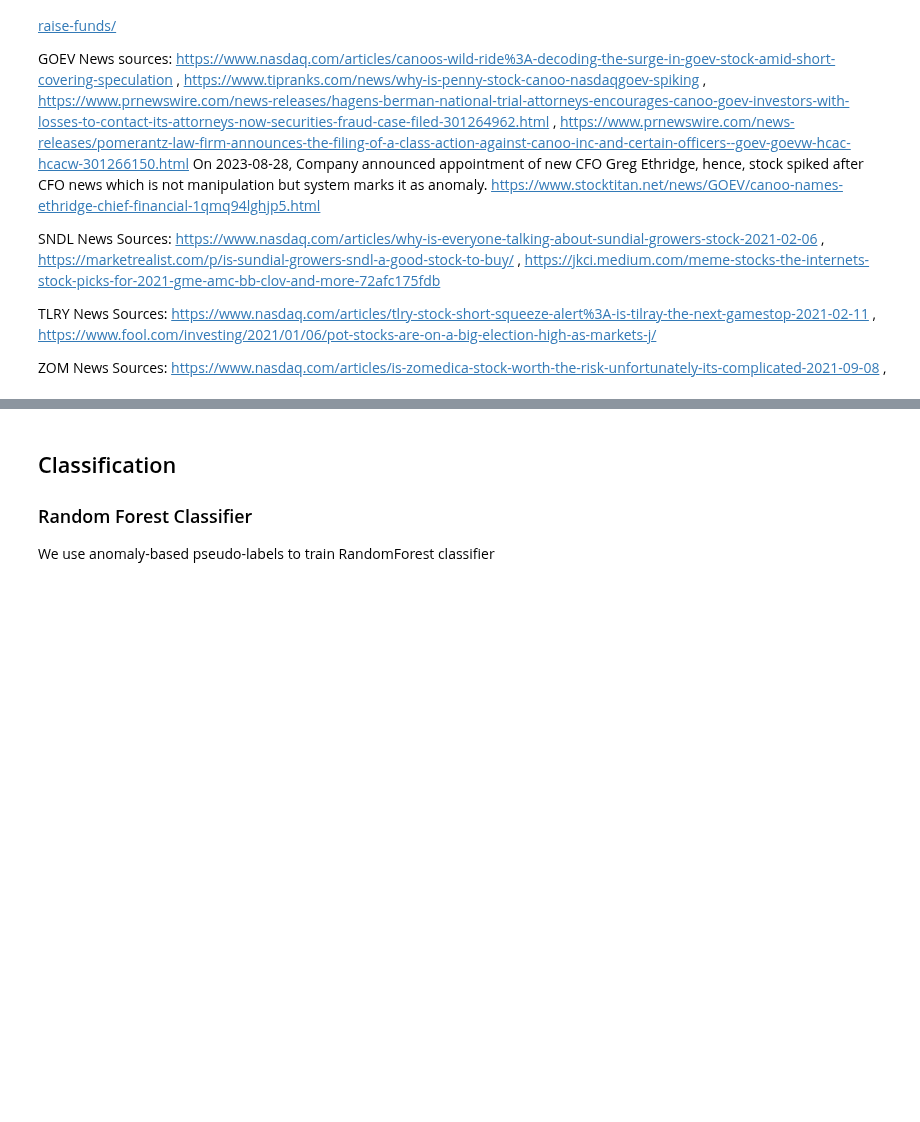
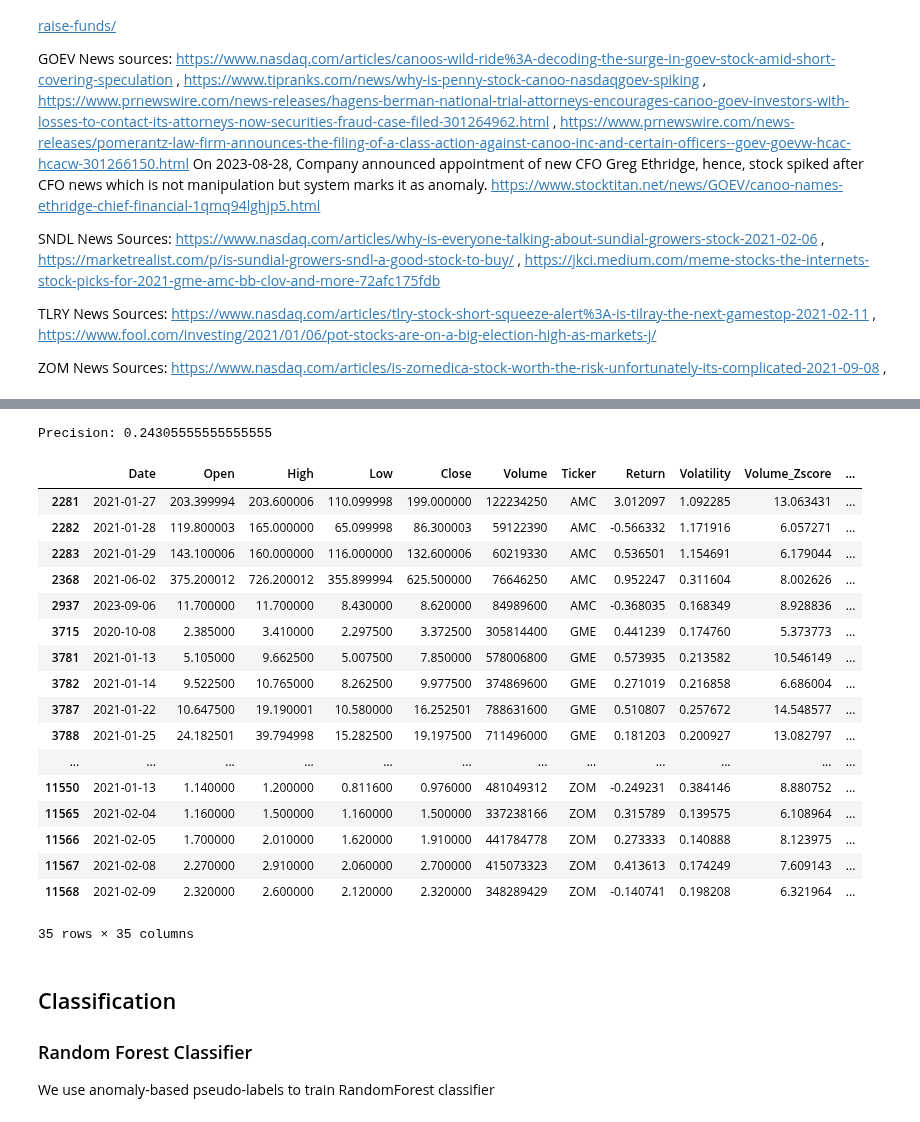
Before and after one commit to ansh2607/capstone2025-aggarwal-StockMarketManipulationDetection, a Jupyter notebook: model_building.ipynb, the cells around one changed output, grey strips where cells are left out. Saved outputs shown, nothing was run; the diff lists cells and outputs as text; code cells hidden in the pictures; blank space fills up the shorter version.

Commit message:
manual_labelling

```diff
--- a/model_building.ipynb
+++ b/model_building.ipynb
@@ -415,8 +412,3 @@ plt.tight_layout()
 plt.show()
 # %% [output]
 [figure]
-# %%
-# Create weak labels: top 1% anomalies = 1
-threshold = np.percentile(df['autoencoder_error'], 99)
-df['pseudo_label'] = (df['autoencoder_error'] >= threshold).astype(int)
-df
@@ -528,4 +537,26 @@ df['event_flag'] = df['event_flag'].fillna(0).astype(int)
 # %%
 from sklearn.metrics import precision_score, recall_score
-print("Precision:", precision_score(df['manual_flag'], df['pga_anomaly']))
-print("Recall:", recall_score(df['manual_flag'], df['pga_anomaly']))
+print("Precision:", precision_score(df['manual_manipulation_flag'], df['pga_anomaly']))
+# %% [output]
+Precision: 0.24305555555555555
+# %%
+df[df['manual_manipulation_flag'] == 1]
+# %% [output]
+|  | Date | Open | High | Low | Close | Volume | Ticker | Return | Volatility | Volume_Zscore | ... |
+| 2281 | 2021-01-27 | 203.399994 | 203.600006 | 110.099998 | 199.000000 | 122234250 | AMC | 3.012097 | 1.092285 | 13.063431 | ... |
+| 2282 | 2021-01-28 | 119.800003 | 165.000000 | 65.099998 | 86.300003 | 59122390 | AMC | -0.566332 | 1.171916 | 6.057271 | ... |
+| 2283 | 2021-01-29 | 143.100006 | 160.000000 | 116.000000 | 132.600006 | 60219330 | AMC | 0.536501 | 1.154691 | 6.179044 | ... |
+| 2368 | 2021-06-02 | 375.200012 | 726.200012 | 355.899994 | 625.500000 | 76646250 | AMC | 0.952247 | 0.311604 | 8.002626 | ... |
+| 2937 | 2023-09-06 | 11.700000 | 11.700000 | 8.430000 | 8.620000 | 84989600 | AMC | -0.368035 | 0.168349 | 8.928836 | ... |
+| 3715 | 2020-10-08 | 2.385000 | 3.410000 | 2.297500 | 3.372500 | 305814400 | GME | 0.441239 | 0.174760 | 5.373773 | ... |
+| 3781 | 2021-01-13 | 5.105000 | 9.662500 | 5.007500 | 7.850000 | 578006800 | GME | 0.573935 | 0.213582 | 10.546149 | ... |
+| 3782 | 2021-01-14 | 9.522500 | 10.765000 | 8.262500 | 9.977500 | 374869600 | GME | 0.271019 | 0.216858 | 6.686004 | ... |
+| 3787 | 2021-01-22 | 10.647500 | 19.190001 | 10.580000 | 16.252501 | 788631600 | GME | 0.510807 | 0.257672 | 14.548577 | ... |
+| 3788 | 2021-01-25 | 24.182501 | 39.794998 | 15.282500 | 19.197500 | 711496000 | GME | 0.181203 | 0.200927 | 13.082797 | ... |
+| ... | ... | ... | ... | ... | ... | ... | ... | ... | ... | ... | ... |
+| 11550 | 2021-01-13 | 1.140000 | 1.200000 | 0.811600 | 0.976000 | 481049312 | ZOM | -0.249231 | 0.384146 | 8.880752 | ... |
+| 11565 | 2021-02-04 | 1.160000 | 1.500000 | 1.160000 | 1.500000 | 337238166 | ZOM | 0.315789 | 0.139575 | 6.108964 | ... |
+| 11566 | 2021-02-05 | 1.700000 | 2.010000 | 1.620000 | 1.910000 | 441784778 | ZOM | 0.273333 | 0.140888 | 8.123975 | ... |
+| 11567 | 2021-02-08 | 2.270000 | 2.910000 | 2.060000 | 2.700000 | 415073323 | ZOM | 0.413613 | 0.174249 | 7.609143 | ... |
+| 11568 | 2021-02-09 | 2.320000 | 2.600000 | 2.120000 | 2.320000 | 348289429 | ZOM | -0.140741 | 0.198208 | 6.321964 | ... |
+35 rows × 35 columns
```
Also changed, not shown: parts of 9 cells of this notebook, 1 other file.
